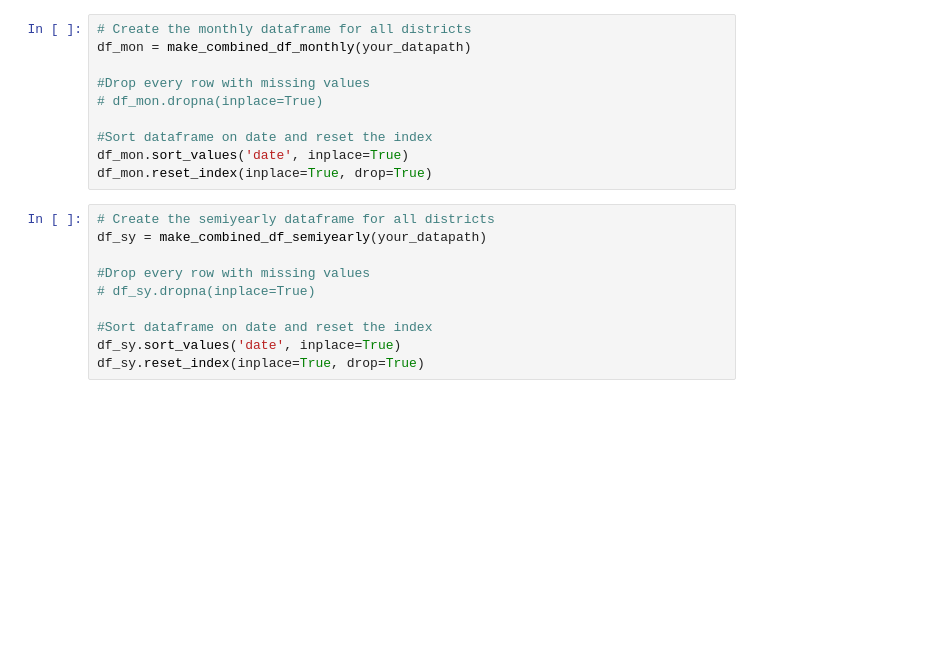
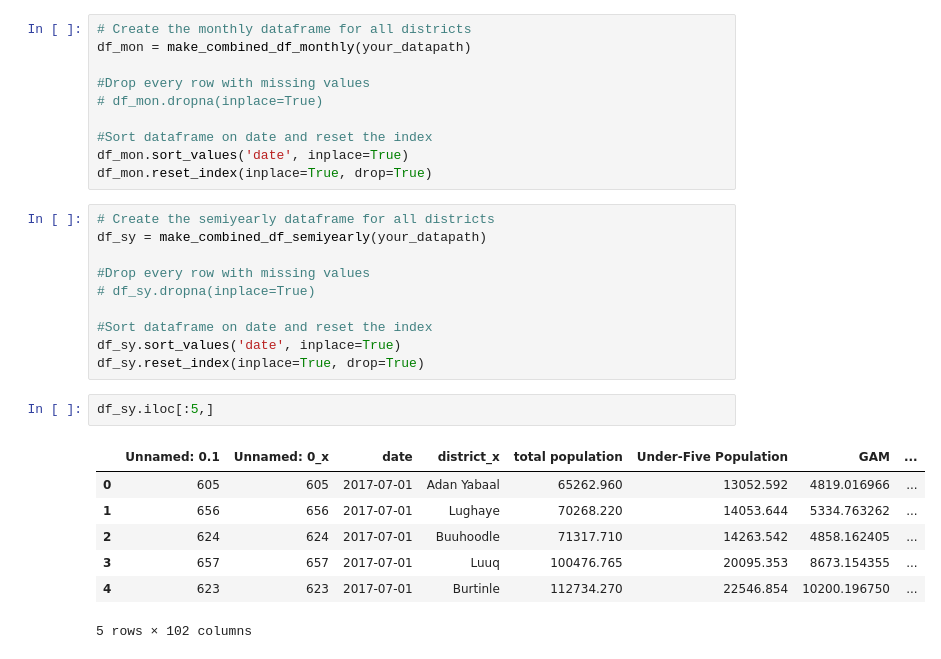
Before and after one commit to LeanderHuyghe/Wasting_Prediction, a Jupyter notebook: Combining csvs and baseline.ipynb, the cells around one changed output. Drawn from its saved outputs; the diff is of its cells as text; blank space fills up the shorter version.

```diff
--- a/Combining csvs and baseline.ipynb
+++ b/Combining csvs and baseline.ipynb
@@ -439,3 +439,13 @@ df_sy = make_combined_df_semiyearly(your_datapath)
 #Sort dataframe on date and reset the index
 df_sy.sort_values('date', inplace=True)
 df_sy.reset_index(inplace=True, drop=True)
+# %%
+df_sy.iloc[:5,]
+# %% [output]
+|  | Unnamed: 0.1 | Unnamed: 0_x | date | district_x | total population | Under-Five Population | GAM | ... |
+| 0 | 605 | 605 | 2017-07-01 | Adan Yabaal | 65262.960 | 13052.592 | 4819.016966 | ... |
+| 1 | 656 | 656 | 2017-07-01 | Lughaye | 70268.220 | 14053.644 | 5334.763262 | ... |
+| 2 | 624 | 624 | 2017-07-01 | Buuhoodle | 71317.710 | 14263.542 | 4858.162405 | ... |
+| 3 | 657 | 657 | 2017-07-01 | Luuq | 100476.765 | 20095.353 | 8673.154355 | ... |
+| 4 | 623 | 623 | 2017-07-01 | Burtinle | 112734.270 | 22546.854 | 10200.196750 | ... |
+5 rows × 102 columns
```
Also changed, not shown: parts of 1 cell of this notebook, 9 other files.
